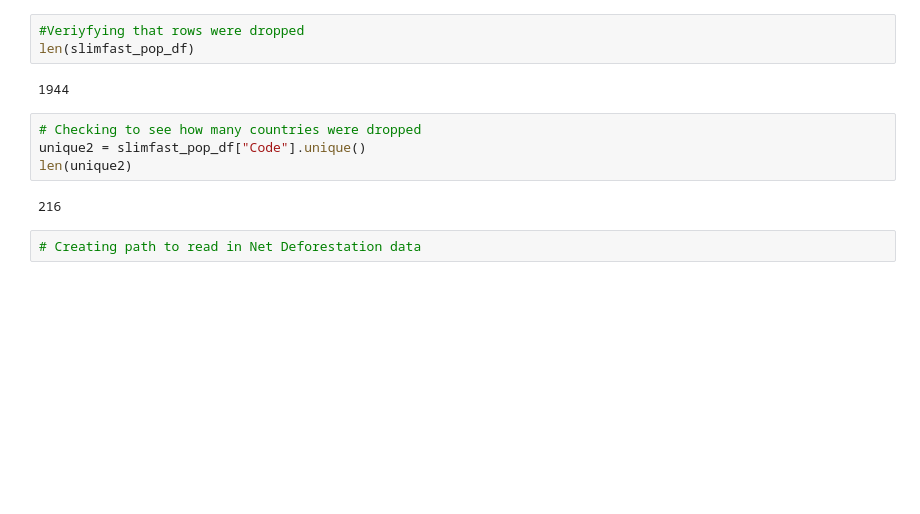
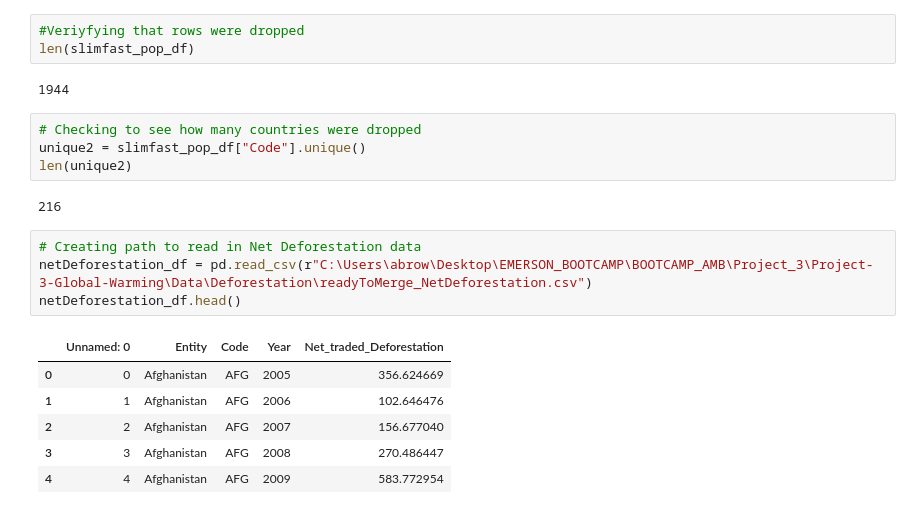
Before and after one commit to mgiandello/Project-3-Global-Warming, a Jupyter notebook: Population_data.ipynb, the cells around one changed output. Saved outputs shown, nothing was run; the diff lists cells and outputs as text; blank space fills up the shorter version.

Commit message:
read the Imported and Net Deforestation data sets into the population dataset. Will resume comparing and merging on the morrow. This is Allison, signing off... Good night, and good luck

```diff
--- a/Population_data.ipynb
+++ b/Population_data.ipynb
@@ -195,5 +195,14 @@ len(unique2)
 216
 # %%
 # Creating path to read in Net Deforestation data
+netDeforestation_df = pd.read_csv(r"C:\Users\abrow\Desktop\EMERSON_BOOTCAMP\BOOTCAMP_AMB\Project_3\Project-3-Global-Warming\Data\Deforestation\readyToMerge_NetDeforestation.csv")
+netDeforestation_df.head()
+# %% [output]
+|  | Unnamed: 0 | Entity | Code | Year | Net_traded_Deforestation |
+| 0 | 0 | Afghanistan | AFG | 2005 | 356.624669 |
+| 1 | 1 | Afghanistan | AFG | 2006 | 102.646476 |
+| 2 | 2 | Afghanistan | AFG | 2007 | 156.677040 |
+| 3 | 3 | Afghanistan | AFG | 2008 | 270.486447 |
+| 4 | 4 | Afghanistan | AFG | 2009 | 583.772954 |
 # %%
 # Creating path to read in Imported Deforestation data
```
Also changed, not shown: parts of 2 cells of this notebook, 4 other files.
